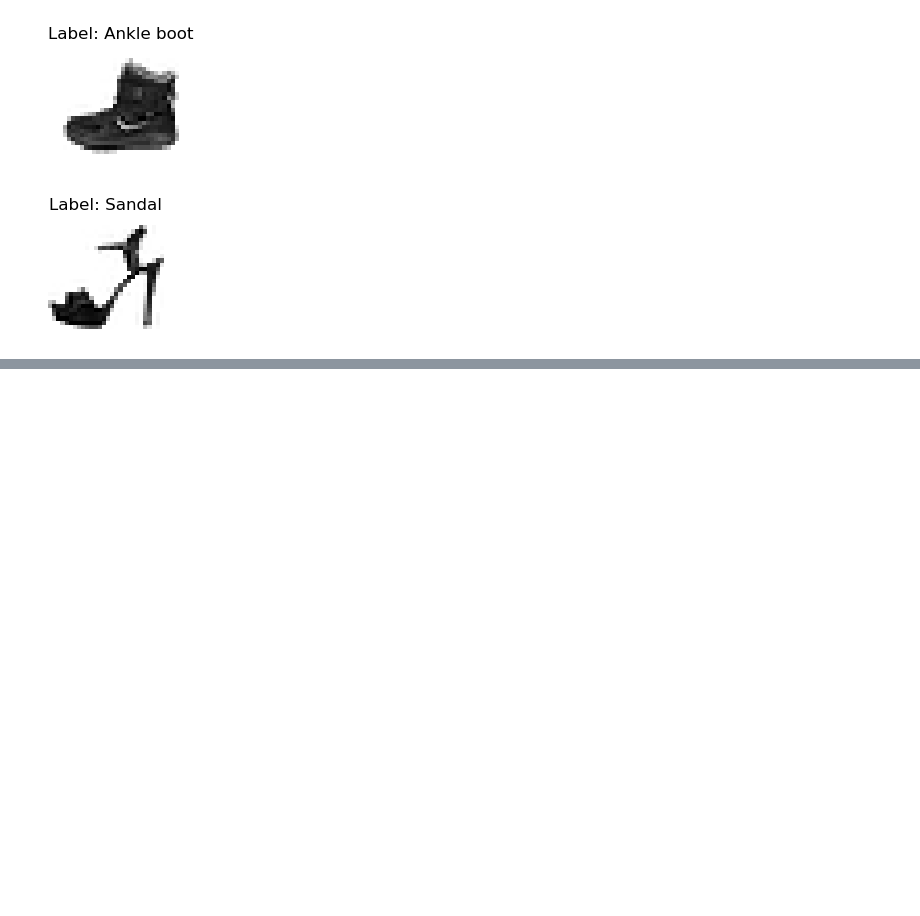
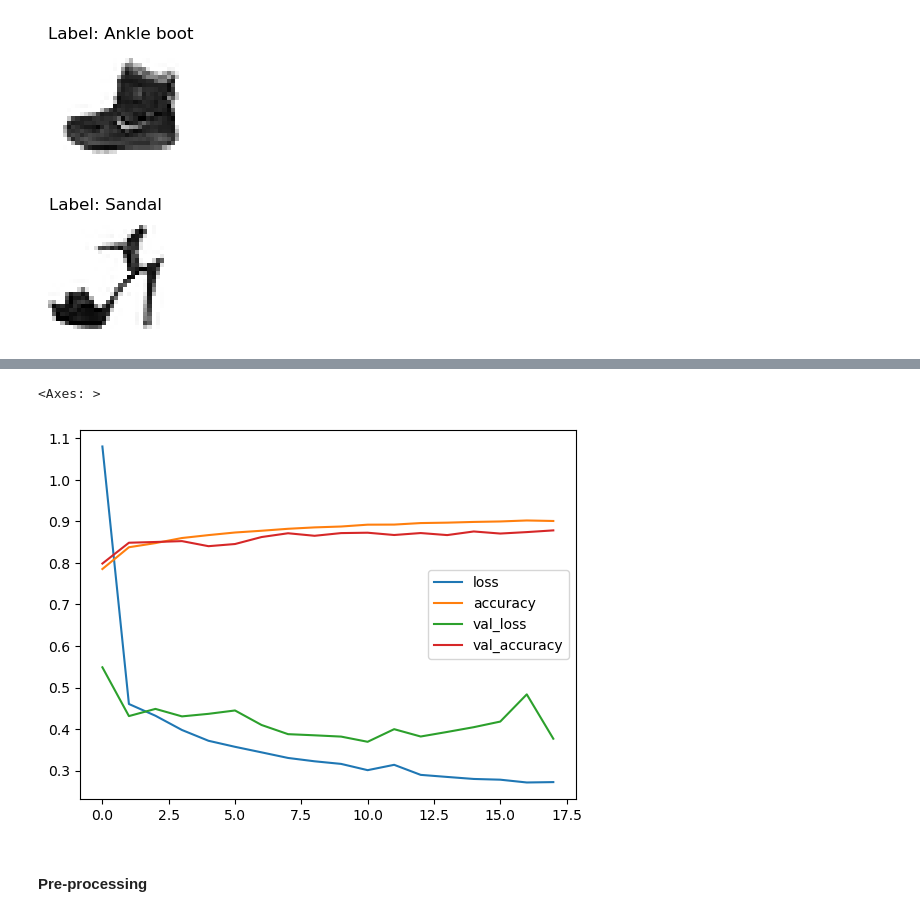
Before and after one commit to dibkb/tensorflow-udemy, a Jupyter notebook: Multiclass Classification.ipynb, the cells around one changed output, grey strips where cells are left out. Cells and saved outputs as stored; diff of their text form; code cells hidden in the pictures; blank space fills up the shorter version.

```diff
--- a/Multiclass Classification.ipynb
+++ b/Multiclass Classification.ipynb
@@ -40,0 +49,14 @@ plot_random(1000)
+# %%
+model_one = tf.keras.Sequential([
+    tf.keras.layers.Flatten(input_shape=(28, 28)),
+    tf.keras.layers.Dense(512,activation="relu"),
+    tf.keras.layers.Dense(256,activation="relu"),
+    tf.keras.layers.Dense(128,activation="relu"),
+    tf.keras.layers.Dense(64,activation="relu"),
+    tf.keras.layers.Dense(10,activation="softmax"),
+])
+model_one.compile(optimizer="adam",loss ="sparse_categorical_crossentropy",metrics=["accuracy"])
+non_norm_history = model_one.fit(train_data,
+                                train_labels,
+                                epochs=18,
+                                validation_data=(test_data, test_labels),verbose=1)
@@ -40,0 +122,7 @@ plot_random(1000)
+# %%
+pd.DataFrame(non_norm_history.history).plot()
+# %% [output]
+<Axes: >
+[figure, added]
+# %% [markdown]
+#### Pre-processing
```
Also changed, not shown: parts of 11 cells of this notebook.
